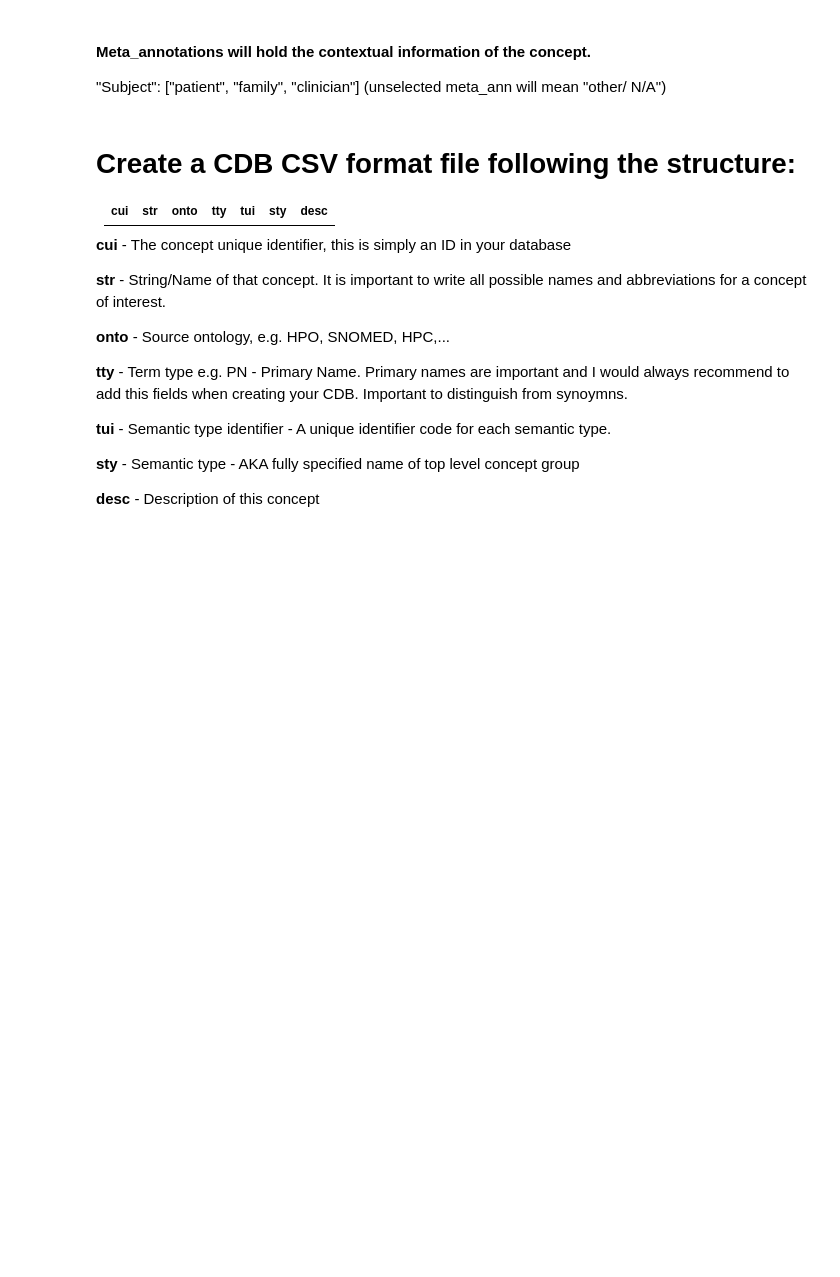
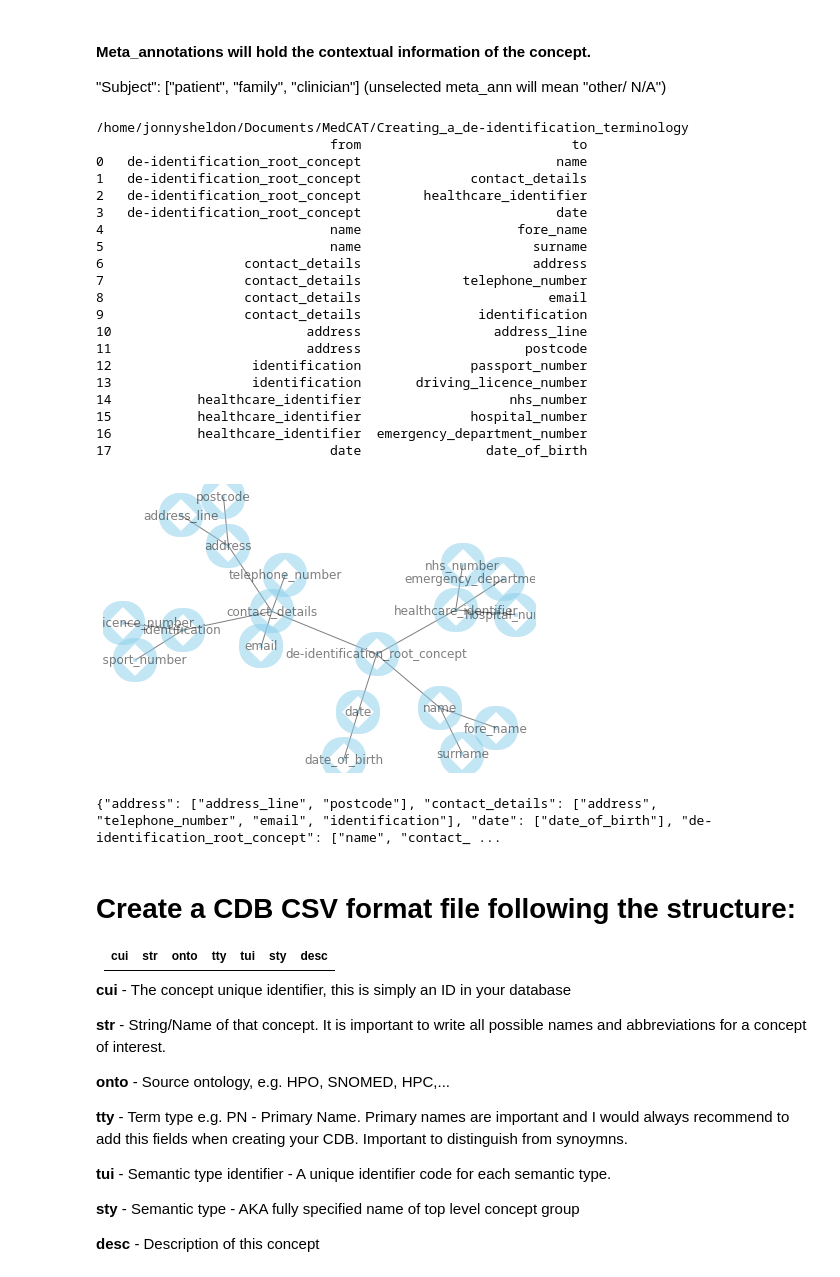
Before and after one commit to ewartj/MedCAT, a Jupyter notebook: Creating_a_de-identification_terminology/De-identification_terminology.ipynb, the cells around one changed output. Saved outputs shown, nothing was run; the diff lists cells and outputs as text; code cells hidden in the pictures; blank space fills up the shorter version.

```diff
--- a/Creating_a_de-identification_terminology/De-identification_terminology.ipynb
+++ b/Creating_a_de-identification_terminology/De-identification_terminology.ipynb
@@ -49,3 +46,69 @@ dict_keys(['de-identification_root_concept', 'name', 'contact_details', 'address
+# %%
+# TODO: visualise the terminology hierarchy
+# https://python-graph-gallery.com/321-custom-networkx-graph-appearance/
+print(os.getcwd())
+df = pd.read_csv("cbd_diagram.csv")
+print(df)
+# Build your graph
+G=nx.from_pandas_edgelist(df, 'from', 'to')#, edge_attr=True)
+
+# Graph with Custom nodes:
+nx.draw(G, with_labels=True, node_size=10, node_color="skyblue", node_shape="s", alpha=0.5, linewidths=40)
+plt.show()
+# %% [output]
+/home/jonnysheldon/Documents/MedCAT/Creating_a_de-identification_terminology
+                              from                           to
+0   de-identification_root_concept                         name
+1   de-identification_root_concept              contact_details
+2   de-identification_root_concept        healthcare_identifier
+3   de-identification_root_concept                         date
+4                             name                    fore_name
+5                             name                      surname
+6                  contact_details                      address
+7                  contact_details             telephone_number
+8                  contact_details                        email
+9                  contact_details               identification
+10                         address                 address_line
+11                         address                     postcode
+12                  identification              passport_number
+13                  identification       driving_licence_number
+14           healthcare_identifier                   nhs_number
+15           healthcare_identifier              hospital_number
+16           healthcare_identifier  emergency_department_number
+17                            date                date_of_birth
+[figure, added]
+# %%
+# TODO: Create a JSON file with the terminology structure with only the Fully specified names (FSN)
+deid_json = json.dumps(deid_dict, sort_keys=True)
+print(deid_json)
+
+# TODO: enrich the terminology with synonyms
+# TODO: create a CUI convention which reflects terminology structure
+# code consists of 3 parts A = the name of the anonymisation dict. second letter = the term it belongs to (either the root, or the 1st child term) then a 4 letter code linking the term into the rest of the dictionary [first_parent][second parent][third parent][fourth parent]
+deid_cui_dict = {
+    "de-identification_root_concept": "A-R-0000",
+    "name": "A-N-1000",
+    "contact_details": "A-C-2000",
+    "healthcare_identifier": "A-H-3000",
+    "date": "A-D-4000",
+    "fore_name": "A-N-1100",
+    "surname": "A-N-1200",
+    "address": "A-C-2100",
+    "address_line": "A-C-2110",
+    "postcode": "A-C-2120",
+    "telephone_number":"A-C-2200",
+    "email": "A-C-2300",
+    "identification": "A-C-2400",
+    "passport_number": "A-C-2410",
+    "driving_licence_number": "A-C-2420",
+    "nhs_number": "A-H-3100",
+    "hospital_number": "A-H-3200",
+    "emergency_department_number": "A-H-3300",
+    "date_of_birth": "A-D-4100"
+    }
+# TODO: Create a csv file with each concept and concept unique identifier
+# %% [output]
+{"address": ["address_line", "postcode"], "contact_details": ["address", "telephone_number", "email", "identification"], "date": ["date_of_birth"], "de-identification_root_concept": ["name", "contact_ ...
 # %% [markdown]
 # Create a CDB CSV format file following the structure:
 
```
Also changed, not shown: parts of 13 cells of this notebook, 4 other files.
